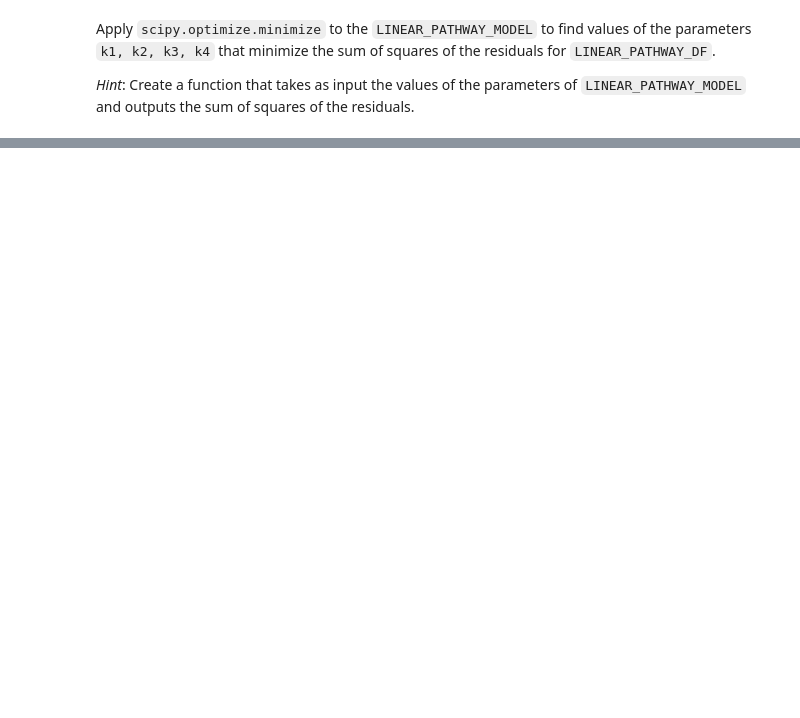
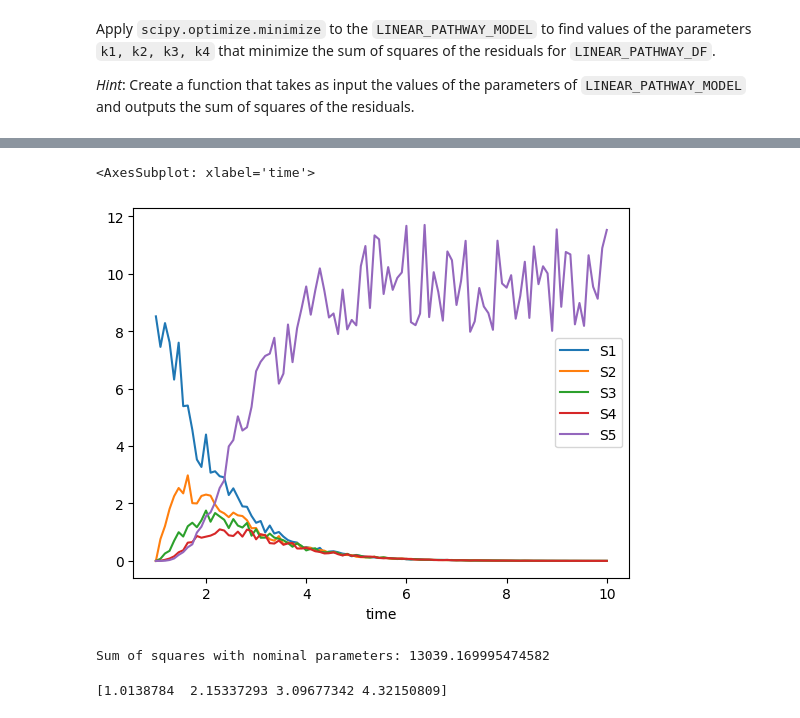
Before and after one commit to ModelEngineering/BIOEN-437, a Jupyter notebook: Lectures/Parameter-Fitting/4_optimization.ipynb, the cells around one changed output, grey strips where cells are left out. Cells and saved outputs as stored; diff of their text form; code cells hidden in the pictures; blank space fills up the shorter version.

```diff
--- a/Lectures/Parameter-Fitting/4-optimization.ipynb
+++ b/Lectures/Parameter-Fitting/4_optimization.ipynb
@@ -281,0 +345,64 @@ Apply ``scipy.optimize.minimize`` to the ``LINEAR_PATHWAY_MODEL`` to find values
+# %%
+LINEAR_PATHWAY_DF = LINEAR_PATHWAY_DF.set_index(["time"])
+LINEAR_PATHWAY_DF.plot()
+#
+# %% [output]
+<AxesSubplot: xlabel='time'>
+[figure, added]
+# %%
+def evaluateParameters(model: str, parameter_dct: dict,
+                       observation_data: pd.DataFrame) -> float:
+    """
+    Runs the model with the given parameters and calculates the sum of squares of residuals.
+
+    Parameters
+    ----------
+    model: str
+        The Antimony model string.
+    parameter_dct: dict
+        A dictionary of parameter names and their values.
+    observation_data: pd.DataFrame
+        The experimental data as a pandas DataFrame with 'time' as index.
+
+    Returns
+    -------
+    float
+        The sum of squares of the residuals.
+    """
+    rr = te.loada(model)
+    # Set the parameters in the model
+    for param, value in parameter_dct.items():
+        rr[param] = value
+
+    # Get the time points from the observation data
+    time_points = observation_data.index.values
+    # Simulate the model at the observation time points
+    # The second argument of simulate specifies the time points to return
+    sim_data = rr.simulate(time_points[0], time_points[-1], len(time_points))
+
+
+    # Convert simulation results to DataFrame for easier comparison
+    sim_columns = [c[1:-1] if c != "time"else c for c in sim_data.colnames]
+    sim_df = pd.DataFrame(sim_data, columns=sim_columns)
+    sim_df = sim_df.set_index("time")
+
+    # Calculate the sum of squares of residuals
+    # Ensure columns match between simulated and observed data, exclude 'time'
+    #import pdb; pdb.set_trace()
+    observed_species = observation_data.columns.intersection(sim_df.columns)
+    ssq = np.sum((observation_data[observed_species] - sim_df[observed_species])**2, axis=0).sum(axis=0)
+
+    return ssq
+
+# # Example usage (optional, for testing)
+# # Let's try with the nominal parameters from the model
+nominal_params = {'k1': 0, 'k2': 0, 'k3': 0, 'k4': 0}
+ssq_nominal = evaluateParameters(MODEL, nominal_params, LINEAR_PATHWAY_DF)
+print(f"Sum of squares with nominal parameters: {ssq_nominal}")
+
+# # # Let's try with some random parameters
+# # random_params = {'k1': 0.1, 'k2': 0.2, 'k3': 0.3, 'k4': 0.4}
+# # ssq_random = evaluateParameters(LINEAR_PATHWAY_MODEL, random_params, LINEAR_PATHWAY_DF)
+# # print(f"Sum of squares with random parameters: {ssq_random}")
+# %% [output]
+Sum of squares with nominal parameters: 13039.169995474582
@@ -281,0 +422,5 @@ Apply ``scipy.optimize.minimize`` to the ``LINEAR_PATHWAY_MODEL`` to find values
+# %%
+# The parameter estimates are in the property "x"
+print(res.x)
+# %% [output]
+[1.0138784  2.15337293 3.09677342 4.32150809]
```
Also changed, not shown: parts of 18 cells of this notebook, 1 other file.
